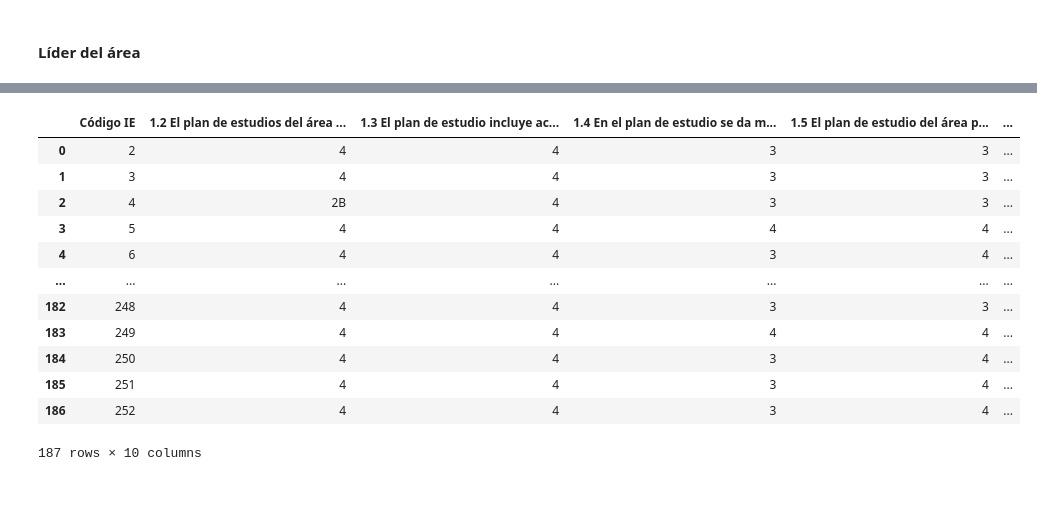
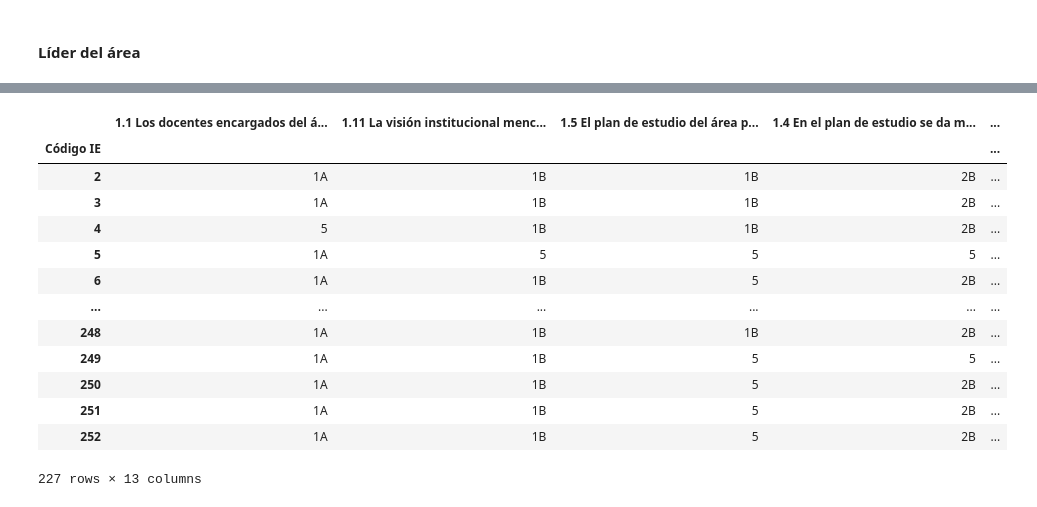
Before and after one commit to Grupo-Informatica-Educativa/CFK2022, a Jupyter notebook: utils/cleaners/Marco_consolidacion/consolidacion_D1.ipynb, the cells around one changed output, grey strips where cells are left out. Cells and saved outputs as stored; diff of their text form; code cells hidden in the pictures.

```diff
--- a/utils/cleaners/Marco_consolidacion/consolidacion_D1.ipynb
+++ b/utils/cleaners/Marco_consolidacion/consolidacion_D1.ipynb
@@ -158,9 +199,8 @@ plan1_d2
 # %% [markdown]
 #### Líder del área
 # %%
-plan2 = pd.read_excel('../../../data/raw/Lid_Con_Pre_130522.xlsx')
+plan2 = pd.read_excel(ruta_git/'data/descargables/LiderCFK.xlsx', index_col=0)
 plan2 = plan2.dropna(subset='1.1 Los docentes encargados del área son los responsables de definir lo que se enseña')
-plan2 = plan2[plan2['Código IE']<300]
 plan2[plan2.filter(regex=r'^1.').columns.tolist()] = plan2[plan2.filter(regex=r'^1.').columns.tolist()].fillna("No")
 print(plan2.shape)
 plan2.head()
@@ -233,20 +237,53 @@ cols_plan2_d2 = {
+# %%
+cols_plan2_d1 = {
+    '1.1 Los docentes encargados del área son los responsables de definir lo que se enseña':{
+        "Sí":"1A", "No":"5", "No aplica":"5"
+    },
+    '1.11 La visión institucional menciona el impacto y lugar de la enseñanza del desarrollo del pensamiento computacional dentro del plan de estudios.':{
+        "Sí":"5", "No":"1B", "No aplica":"1B"
+    },
+    '1.5 El plan de estudio del área promueve la transición desde la alfabetización digital a las ciencias de la computación':{
+        "Sí":"5", "No":"1B", "No aplica":"1B"
+    },
+    '1.4 En el plan de estudio se da mayor relevancia al pensamiento computacional':{
+        "Sí":"5", "No":"2B", "No aplica":"2B"
+    },
+    '1.6 El plan de estudios del área comprende el pensamiento computacional y su impacto dentro del proceso enseñanza-aprendizaje':{
+        "Sí":"5", "No":"1B", "No aplica":"1B"
+    },
+    '4.11 Las directivas y el Consejo Directivo participan y evalúan la implementación de sistemas eficientes del plan de estudios del área.]':{
+        "Sí":"5", "No":"2B", "No aplica":"2B"},
+    '4.8 La IE tiene en cuenta los conocimientos del personal docente para enriquecer la visión institucional sobre la enseñanza de la computación y potenciar la comprensión de las/los estudiantes y desarrollo':{
+        "Sí":"5", "No":"2A", "No aplica":"2A"},
+    '4.7 La IE incentiva el trabajo coordinado entre los/las responsables del área':{"Sí":"5", "No":"2B", "No aplica":"2B"},
+    '4.1 La IE tiene en cuenta el plan de estudios para determinar las actividades de desarrollo profesional':{"Sí":"5", "No":"2B", "No aplica":"2B"},
+    '4.10 El Consejo Directivo del colegio está al tanto de que en la institución se está enseñando ciencias de la computación, y se encuentran involucrados en el proceso.':{"Sí":"5", "No":"2A", "No aplica":"2A"},
+    "4.3 La IE cuenta con espacios de discusión y planeación para actividades de desarrollo profesional":{"Sí":"5", "No":"2B", "No aplica":"2B"},
+    "2.7 La IE promueve al trabajo conjunto entre los docente y profesionales externos para impulsar prácticas inclusivas en la enseñanza de la computación y/o pensamiento computacional":{"Sí":"5", "No":"4", "No aplica":"4"}
+
+
+
+}
 # %%
-plan2_d2 = plan2[['Código IE']+list(cols_plan2_d2.keys())]
-plan2_d2 = plan2_d2.replace(cols_plan2_d2)
-plan2_d2 = plan2_d2.groupby('Código IE').max().reset_index()
-plan2_d2['Nivel lider'] = plan2_d2.iloc[:,1:].min(axis=1)
-plan2_d2
+plan2_d1 = plan2[['Código IE']+list(cols_plan2_d1.keys())]
+plan2_d1 = plan2_d1.replace(cols_plan2_d1)
+plan2_d1 = plan2_d1.groupby('Código IE').max().reset_index()
+plan2_d1 = plan2_d1.set_index('Código IE')
+plan2_d1['Nivel lider'] = plan2_d1.min(axis=1)
+
+plan2_d1
 # %% [output]
-|  | Código IE | 1.2 El plan de estudios del área ... | 1.3 El plan de estudio incluye ac... | 1.4 En el plan de estudio se da m... | 1.5 El plan de estudio del área p... | ... |
-| 0 | 2 | 4 | 4 | 3 | 3 | ... |
-| 1 | 3 | 4 | 4 | 3 | 3 | ... |
-| 2 | 4 | 2B | 4 | 3 | 3 | ... |
-| 3 | 5 | 4 | 4 | 4 | 4 | ... |
-| 4 | 6 | 4 | 4 | 3 | 4 | ... |
-| ... | ... | ... | ... | ... | ... | ... |
-| 182 | 248 | 4 | 4 | 3 | 3 | ... |
-| 183 | 249 | 4 | 4 | 4 | 4 | ... |
-| 184 | 250 | 4 | 4 | 3 | 4 | ... |
-| 185 | 251 | 4 | 4 | 3 | 4 | ... |
-| 186 | 252 | 4 | 4 | 3 | 4 | ... |
+|  | 1.1 Los docentes encargados del á... | 1.11 La visión institucional menc... | 1.5 El plan de estudio del área p... | 1.4 En el plan de estudio se da m... | ... |
+| Código IE |  |  |  |  | ... |
+| 2 | 1A | 1B | 1B | 2B | ... |
+| 3 | 1A | 1B | 1B | 2B | ... |
+| 4 | 5 | 1B | 1B | 2B | ... |
+| 5 | 1A | 5 | 5 | 5 | ... |
+| 6 | 1A | 1B | 5 | 2B | ... |
+| ... | ... | ... | ... | ... | ... |
+| 248 | 1A | 1B | 1B | 2B | ... |
+| 249 | 1A | 1B | 5 | 5 | ... |
+| 250 | 1A | 1B | 5 | 2B | ... |
+| 251 | 1A | 1B | 5 | 2B | ... |
+| 252 | 1A | 1B | 5 | 2B | ... |
-187 rows × 10 columns
+227 rows × 13 columns
```
Also changed, not shown: parts of 54 cells of this notebook, 15 other files.
